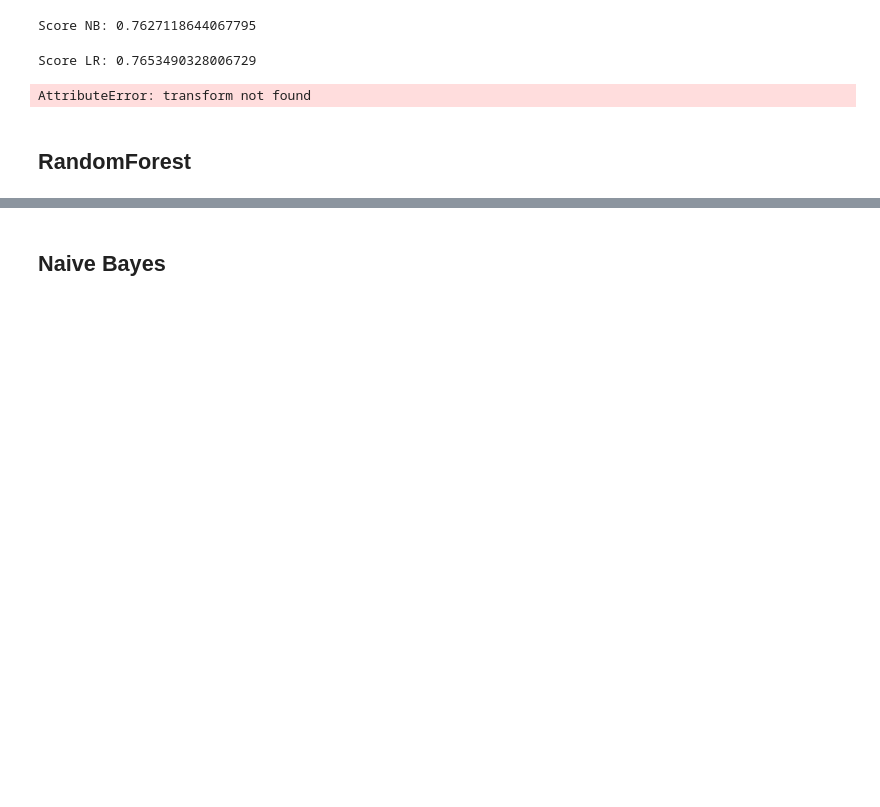
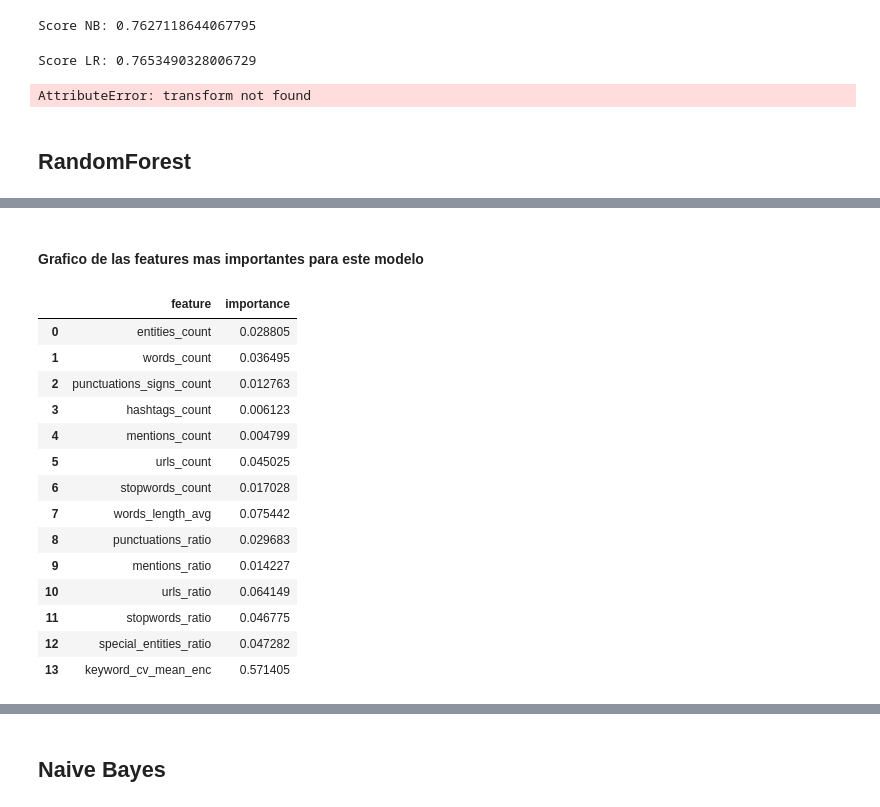
Before and after one commit to AlurrAldrey/OrgaDatosTP, a Jupyter notebook: tp2/Models.ipynb, the cells around one changed output, grey strips where cells are left out. Cells and saved outputs as stored; diff of their text form; code cells hidden in the pictures; blank space fills up the shorter version.

```diff
--- a/tp2/Models.ipynb
+++ b/tp2/Models.ipynb
@@ -212,0 +224,23 @@ print(rfModel.feature_importances_)
+# %% [markdown]
+#### Grafico de las features mas importantes para este modelo
+# %%
+#rf_best_model.feature_importances_
+rf_feature_importance_graph_data = pd.DataFrame(columns=['importance'], data=rf_best_model.feature_importances_, index=train_numeric.columns).reset_index()
+rf_feature_importance_graph_data = rf_feature_importance_graph_data.rename(columns={"index": "feature"})
+rf_feature_importance_graph_data
+# %% [output]
+|  | feature | importance |
+| 0 | entities_count | 0.028805 |
+| 1 | words_count | 0.036495 |
+| 2 | punctuations_signs_count | 0.012763 |
+| 3 | hashtags_count | 0.006123 |
+| 4 | mentions_count | 0.004799 |
+| 5 | urls_count | 0.045025 |
+| 6 | stopwords_count | 0.017028 |
+| 7 | words_length_avg | 0.075442 |
+| 8 | punctuations_ratio | 0.029683 |
+| 9 | mentions_ratio | 0.014227 |
+| 10 | urls_ratio | 0.064149 |
+| 11 | stopwords_ratio | 0.046775 |
+| 12 | special_entities_ratio | 0.047282 |
+| 13 | keyword_cv_mean_enc | 0.571405 |
```
Also changed, not shown: parts of 7 cells of this notebook.
